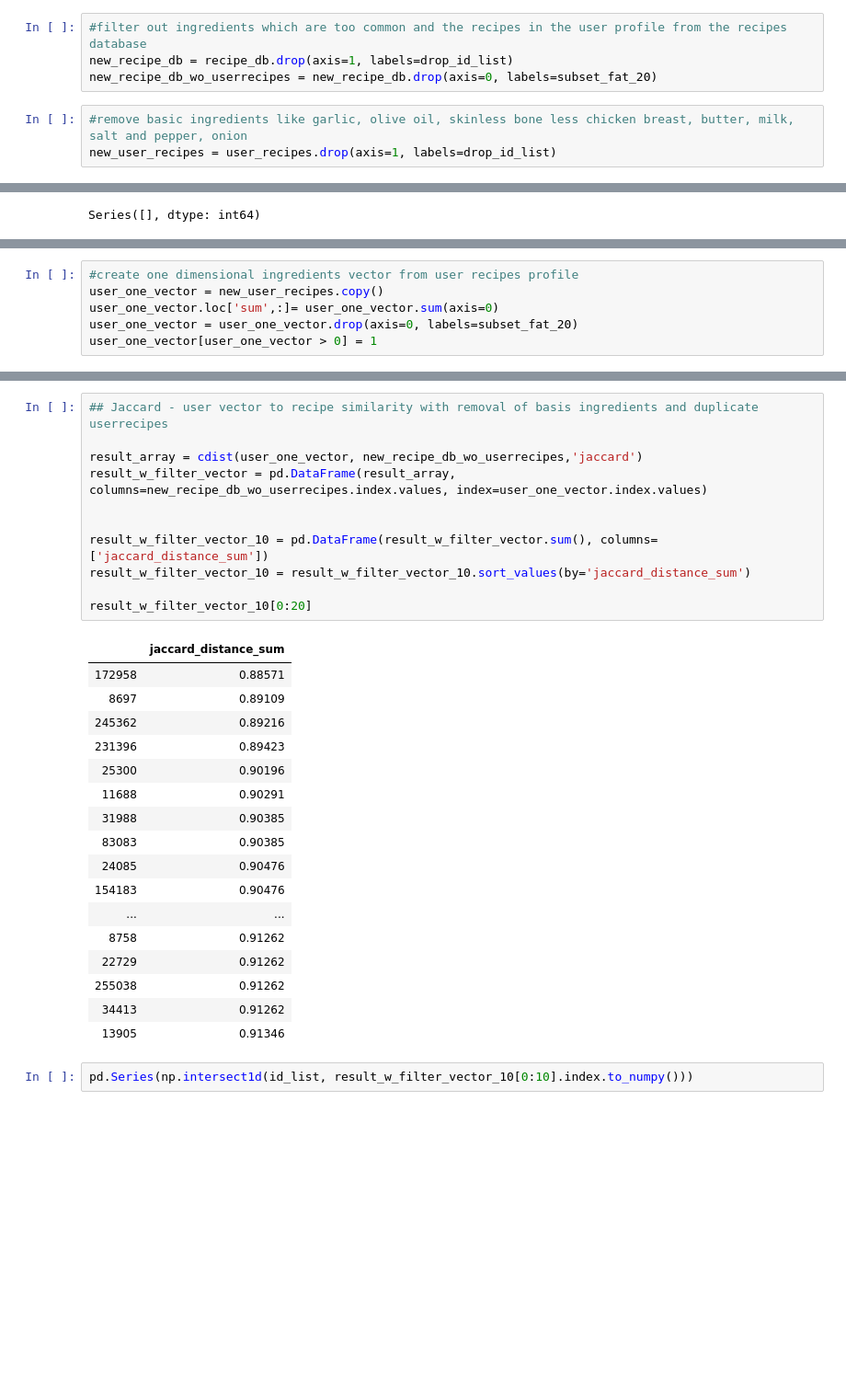
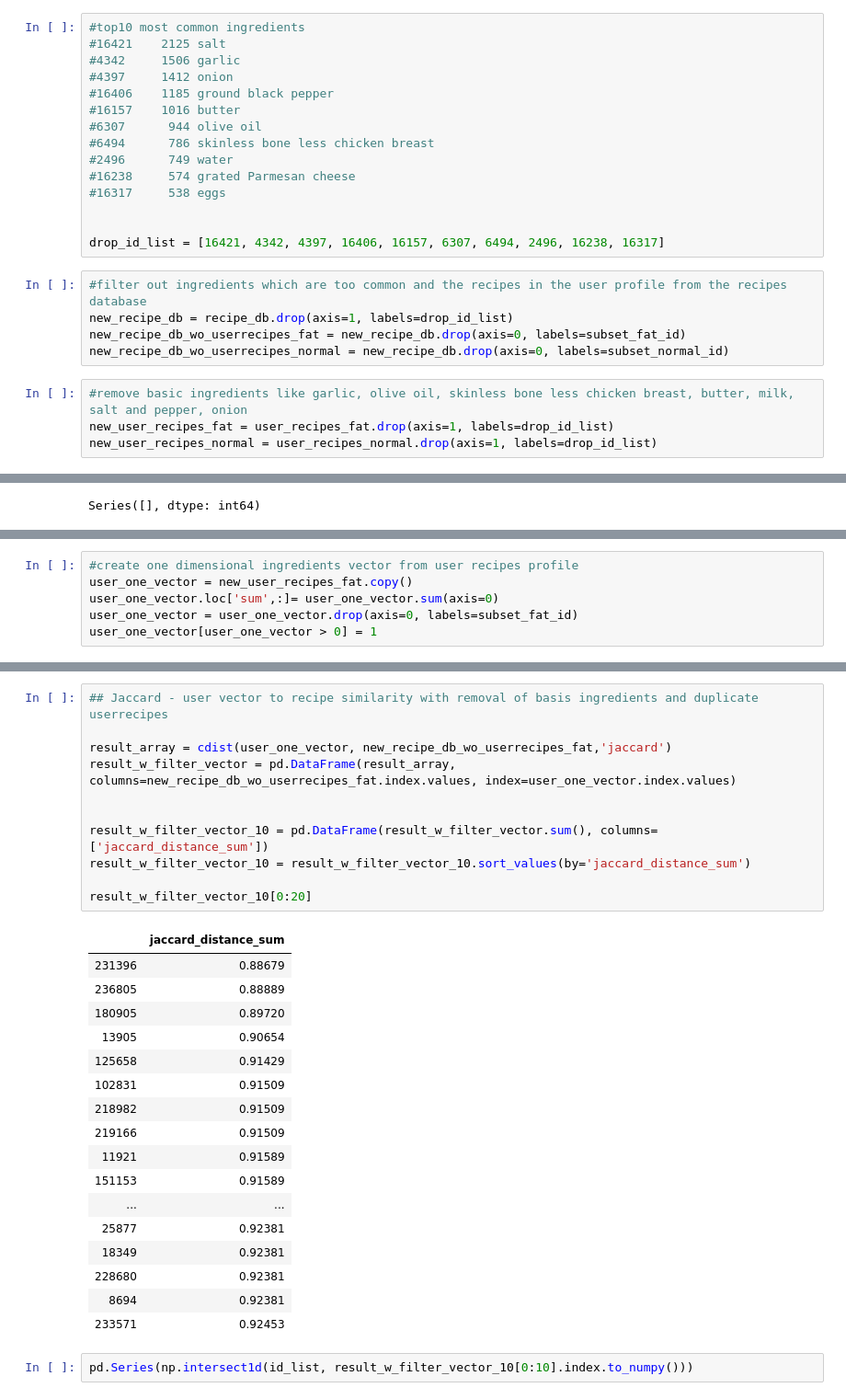
Before and after one commit to DanielVolz/jupyter_notebooks, a Jupyter notebook: important/all cases/fat_profile_3_variations_copy.ipynb, the cells around one changed output, grey strips where cells are left out. Shown: that part at 92% size. Cells and saved outputs as stored; diff of their text form; blank space fills up the shorter version.

```diff
--- a/important/all cases/fat_profile_3_variations_copy.ipynb
+++ b/important/all cases/fat_profile_3_variations_copy.ipynb
@@ -162,10 +195,27 @@ drop_id_list = [4342, 6307, 6494, 16157, 16278, 16421, 4397]
+# %%
+#top10 most common ingredients
+#16421    2125 salt
+#4342     1506 garlic
+#4397     1412 onion
+#16406    1185 ground black pepper
+#16157    1016 butter
+#6307      944 olive oil
+#6494      786 skinless bone less chicken breast
+#2496      749 water
+#16238     574 grated Parmesan cheese
+#16317     538 eggs
+
+
+drop_id_list = [16421, 4342, 4397, 16406, 16157, 6307, 6494, 2496, 16238, 16317]
 # %%
 #filter out ingredients which are too common and the recipes in the user profile from the recipes database
 new_recipe_db = recipe_db.drop(axis=1, labels=drop_id_list)
-new_recipe_db_wo_userrecipes = new_recipe_db.drop(axis=0, labels=subset_fat_20)
+new_recipe_db_wo_userrecipes_fat = new_recipe_db.drop(axis=0, labels=subset_fat_id)
+new_recipe_db_wo_userrecipes_normal = new_recipe_db.drop(axis=0, labels=subset_normal_id)
 # %%
 #remove basic ingredients like garlic, olive oil, skinless bone less chicken breast, butter, milk, salt and pepper, onion
-new_user_recipes = user_recipes.drop(axis=1, labels=drop_id_list)
+new_user_recipes_fat = user_recipes_fat.drop(axis=1, labels=drop_id_list)
+new_user_recipes_normal = user_recipes_normal.drop(axis=1, labels=drop_id_list)
 # %%
 ## Jaccard - recipe to recipe similarity without any removal of basis ingredients and duplicate userrecipes
 
@@ -284,8 +439,8 @@ Series([], dtype: int64)
 # %%
 #create one dimensional ingredients vector from user recipes profile
-user_one_vector = new_user_recipes.copy()
+user_one_vector = new_user_recipes_fat.copy()
 user_one_vector.loc['sum',:]= user_one_vector.sum(axis=0)
-user_one_vector = user_one_vector.drop(axis=0, labels=subset_fat_20)
+user_one_vector = user_one_vector.drop(axis=0, labels=subset_fat_id)
 user_one_vector[user_one_vector > 0] = 1
 # %%
 #show number of ingredients
@@ -297,32 +452,32 @@ dtype: int64
 # %%
 ## Jaccard - user vector to recipe similarity with removal of basis ingredients and duplicate userrecipes
 
-result_array = cdist(user_one_vector, new_recipe_db_wo_userrecipes,'jaccard')
-result_w_filter_vector = pd.DataFrame(result_array, columns=new_recipe_db_wo_userrecipes.index.values, index=user_one_vector.index.values)
+result_array = cdist(user_one_vector, new_recipe_db_wo_userrecipes_fat,'jaccard')
+result_w_filter_vector = pd.DataFrame(result_array, columns=new_recipe_db_wo_userrecipes_fat.index.values, index=user_one_vector.index.values)
 
 
 result_w_filter_vector_10 = pd.DataFrame(result_w_filter_vector.sum(), columns=['jaccard_distance_sum'])
 result_w_filter_vector_10 = result_w_filter_vector_10.sort_values(by='jaccard_distance_sum')
 
 result_w_filter_vector_10[0:20]
 # %% [output]
 |  | jaccard_distance_sum |
-| 172958 | 0.88571 |
-| 8697 | 0.89109 |
-| 245362 | 0.89216 |
-| 231396 | 0.89423 |
-| 25300 | 0.90196 |
-| 11688 | 0.90291 |
-| 31988 | 0.90385 |
-| 83083 | 0.90385 |
-| 24085 | 0.90476 |
-| 154183 | 0.90476 |
+| 231396 | 0.88679 |
+| 236805 | 0.88889 |
+| 180905 | 0.89720 |
+| 13905 | 0.90654 |
+| 125658 | 0.91429 |
+| 102831 | 0.91509 |
+| 218982 | 0.91509 |
+| 219166 | 0.91509 |
+| 11921 | 0.91589 |
+| 151153 | 0.91589 |
 | ... | ... |
-| 8758 | 0.91262 |
-| 22729 | 0.91262 |
-| 255038 | 0.91262 |
-| 34413 | 0.91262 |
-| 13905 | 0.91346 |
+| 25877 | 0.92381 |
+| 18349 | 0.92381 |
+| 228680 | 0.92381 |
+| 8694 | 0.92381 |
+| 233571 | 0.92453 |
 # %%
 pd.Series(np.intersect1d(id_list, result_w_filter_vector_10[0:10].index.to_numpy()))
 # %% [output]
```
Also changed, not shown: parts of 68 cells of this notebook, 1 other file.
